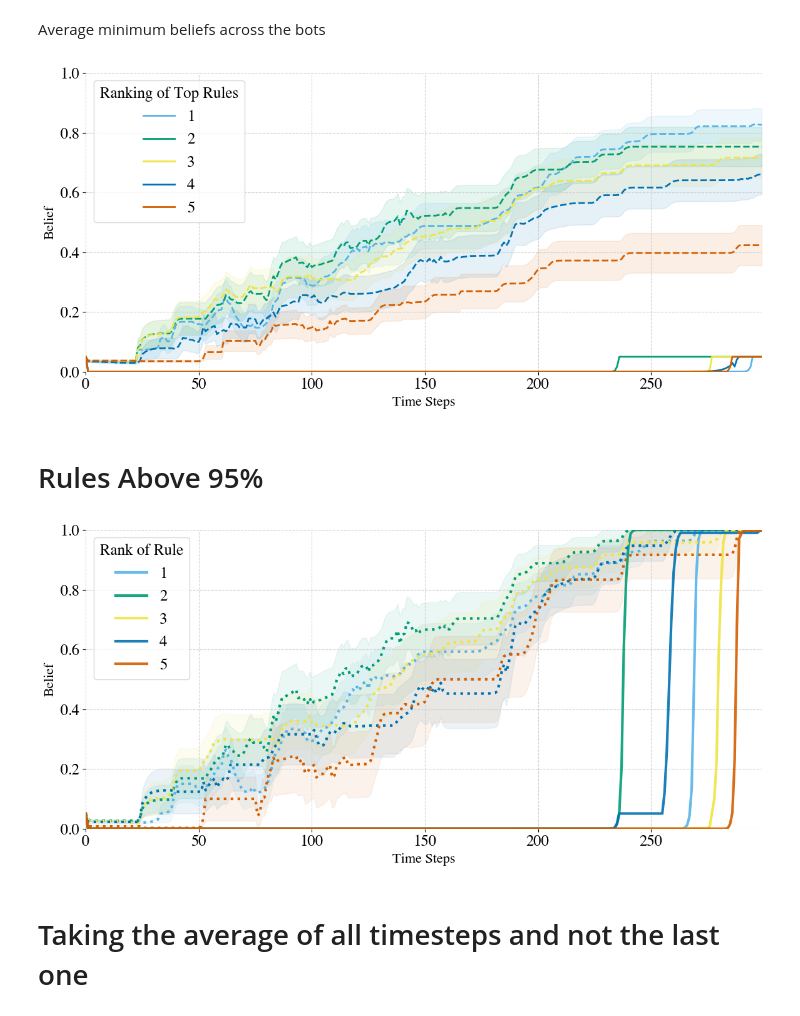
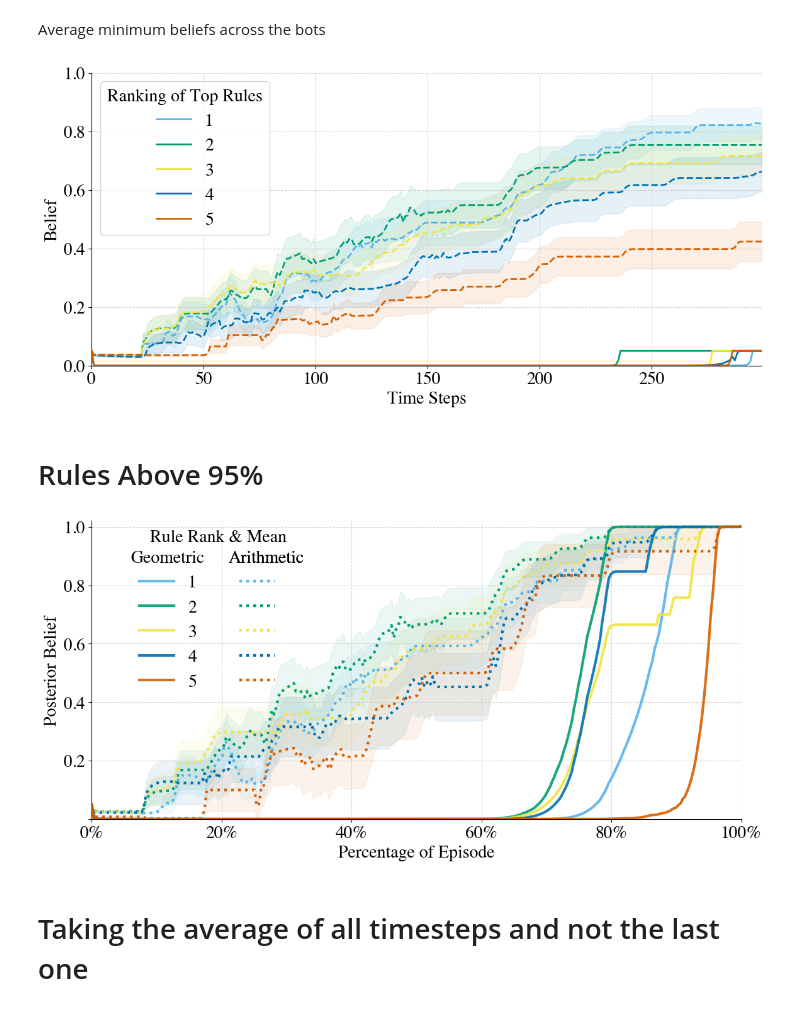
Before and after one commit to ninell-oldenburg/social-contracts, a Jupyter notebook: examples/eval_scripts/plots_emergence.ipynb, the cells around one changed output. Drawn from its saved outputs; the diff is of its cells as text; code cells hidden in the pictures.

Commit message:
plotty plot plot

```diff
--- a/examples/eval_scripts/plots_emergence.ipynb
+++ b/examples/eval_scripts/plots_emergence.ipynb
@@ -15,8 +16,7 @@ import matplotlib.pyplot as plt
 import seaborn as sns
 
 plt.rcParams['font.family'] = 'Times'
-plt.rcParams['font.size'] = 18
-plt.rcParams['axes.labelsize'] = 16
+plt.rcParams['font.size'] = 20
 plt.rcParams['axes.grid'] = True  # Turns on gridlines by default
 plt.rcParams['grid.alpha'] = 0.9  # Sets the alpha (transparency)
 plt.rcParams['grid.color'] = '#cccccc'  # Sets the grid color
@@ -257,36 +257,55 @@ plt.legend(loc='upper left', title="Ranking of Top Rules")
 plt.tight_layout()
 plt.show()
 # %% [output]
-[figure, old version]
+[figure, new version]
 # %% [markdown]
 # Rules Above 95%
 # %%
 plt.figure(figsize=(12, 6))
+gmeans = []
+means = []
+
 for rank in range(1, 6):
     averages = []
     std_devs = []
     min_beliefs = []
     for timestep in range(300):
         beliefs = beliefs_over_95_per_timestep[rank][timestep]
         averages.append(np.mean(beliefs))
         std_devs.append(np.std(beliefs))
-        min_beliefs.append(min(beliefs))
+        min_beliefs.append(gmean(beliefs))
 
     std_devs /= np.sqrt(len(beliefs))
-    plt.plot(range(300), min_beliefs, label=f"{rank}", lw=3, alpha=0.9,  c=colors[rank])
-    plt.plot(range(300), averages, lw=3, linestyle=':', alpha=1,  c=colors[rank])
-    plt.fill_between(range(300), np.maximum(0, np.subtract(averages, std_devs)), np.minimum(1, np.add(averages, std_devs)), alpha=0.08, color=colors[rank])
+    gmean_plot, = plt.plot(np.linspace(0, 100, 300), min_beliefs, label=f"{rank}", lw=3, alpha=0.9,  c=colors[rank])
+    gmeans.append(gmean_plot)
 
-plt.xlabel('Time Steps')
-plt.ylabel('Belief')
-plt.ticklabel_format(axis='both', style='scientific')
-plt.axis([0, 299, 0, 1.0])
+    mean_plot, = plt.plot(np.linspace(0, 100, 300), averages, label=f" ", lw=3, linestyle=':', alpha=1,  c=colors[rank])
+    means.append(mean_plot)
+
+    plt.fill_between(np.linspace(0, 100, 300), np.maximum(0, np.subtract(averages, std_devs)), np.minimum(1, np.add(averages, std_devs)), alpha=0.08, color=colors[rank])
+
+first_legend = plt.legend(handles=gmeans, loc=(0.05, 0.41), frameon=False, columnspacing=2, title="Geometric")
+plt.gca().add_artist(first_legend)
+
+sec_legend = plt.legend(handles=means, loc=(0.2, 0.41), frameon=False, columnspacing=2, title="Arithmetic")
+plt.gca().add_artist(sec_legend)
+
+plt.text(s='Rule Rank & Mean', x=9, y=0.95)
+
+plt.xlabel('Percentage of Episode')
+plt.ylabel('Posterior Belief')
+plt.gca().xaxis.set_major_formatter(FuncFormatter(lambda x, _: f'{x:.0f}%'))
+plt.axis([0, 100, -0.02, 1.02])
+yticks = plt.yticks()[0]  # Get the current y-ticks
+yticklabels = [f'{tick:.1f}' if tick != 0.0 else '' for tick in yticks]  # Create labels, replacing 0.0 with ''
+plt.yticks(yticks, yticklabels)  # Set the new y-ticks
+plt.ylim([0, 1.02])
 #plt.title('Minimum and Average Belief Across All Trials for Rules above 95%')
-plt.legend(loc='upper left', title="Rank of Rule",)
+plt.savefig(fname=figures_path + 'rule_emergence_mean_min.pdf')
 plt.tight_layout()
 plt.show()
 # %% [output]
-[figure, old version]
+[figure, new version]
 # %% [markdown]
 # Taking the average of all timesteps and not the last one
 # %%
```
Also changed, not shown: parts of 4 cells of this notebook, 7 other files.
